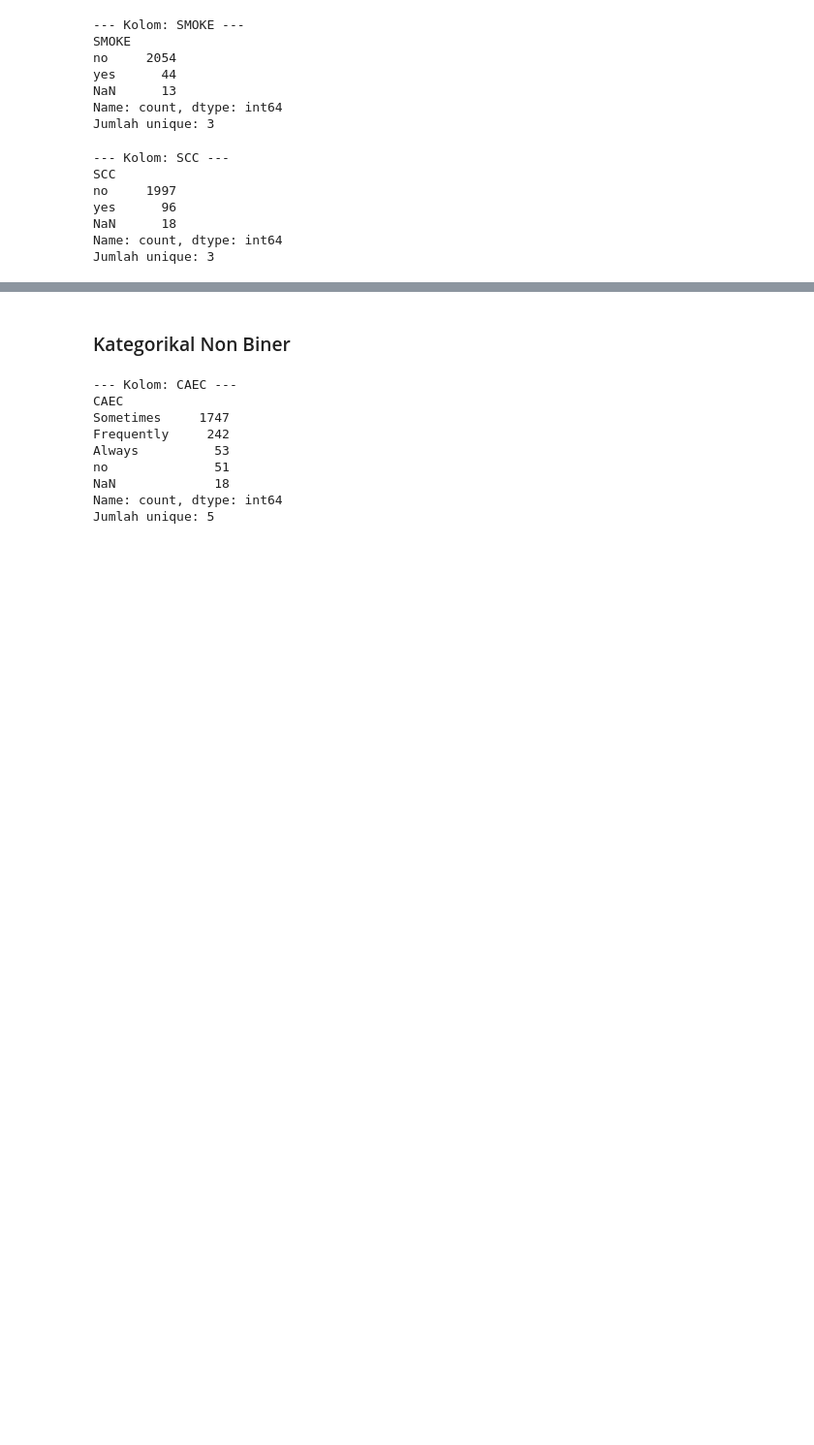
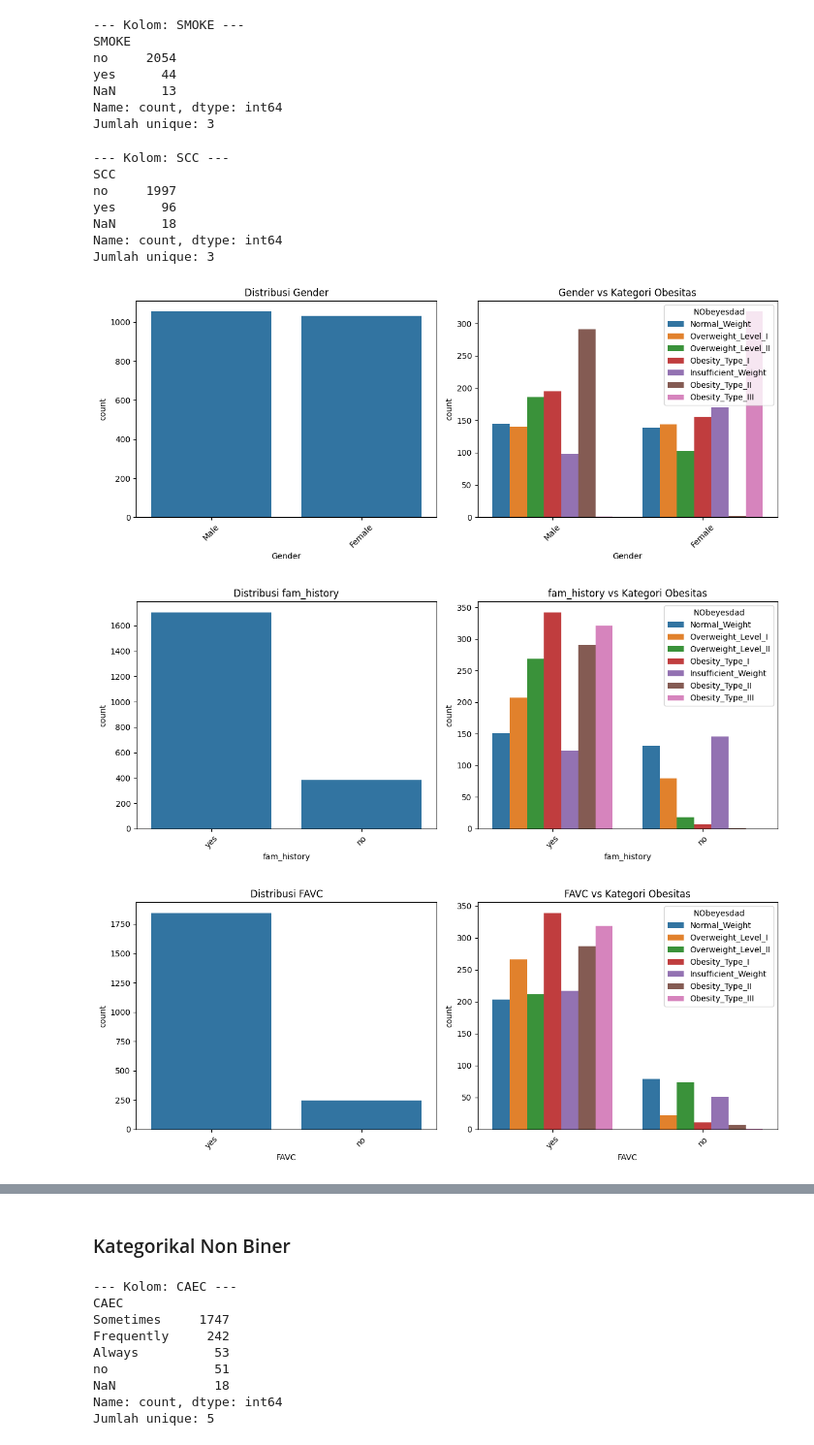
Before and after one commit to Syd001978/CAPSTONE-BengkelKoding-a112214247, a Jupyter notebook: EDA_Capstone.ipynb, the cells around one changed output, grey strips where cells are left out. Shown at 97% size. Drawn from its saved outputs; the diff is of its cells as text; code cells hidden in the pictures; blank space fills up the shorter version.

```diff
--- a/EDA_Capstone.ipynb
+++ b/EDA_Capstone.ipynb
@@ -217,6 +244,6 @@ Jumlah unique: 1264
 df.replace('?', np.nan, inplace=True)
 
 # Konversi kolom numerik ke float
-numerik_cols = ['Age', 'Height', 'Weight', 'FCVC', 'NCP', 'CH2O', 'FAF']
+numerik_cols = ['Age', 'Height', 'Weight', 'FCVC', 'NCP', 'CH2O', 'FAF', 'TUE']
 for col in numerik_cols:
     df[col] = pd.to_numeric(df[col], errors='coerce')  # errors='coerce' juga akan ubah nilai invalid jadi NaN
@@ -336,3 +365,30 @@ yes      96
 NaN      18
 Name: count, dtype: int64
 Jumlah unique: 3
+# %%
+# Fitur kategorikal biner
+biner_cols = ['Gender', 'fam_history', 'FAVC', 'SMOKE', 'SCC']
+
+
+for col in biner_cols:
+    plt.figure(figsize=(12, 5))
+
+    # Distribusi umum
+    plt.subplot(1, 2, 1)
+    sns.countplot(x=col, data=df, order=df[col].value_counts().index)
+    plt.title(f"Distribusi {col}")
+    plt.xticks(rotation=45)
+
+    # Distribusi per kelas target
+    plt.subplot(1, 2, 2)
+    sns.countplot(x=col, hue='NObeyesdad', data=df, order=df[col].value_counts().index)
+    plt.title(f"{col} vs Kategori Obesitas")
+    plt.xticks(rotation=45)
+    plt.legend(title='NObeyesdad')
+
+    plt.tight_layout()
+    plt.show()
+# %% [output]
+[figure, added]
+[figure, added]
+[figure, added]
```
Also changed, not shown: parts of 17 cells of this notebook.
